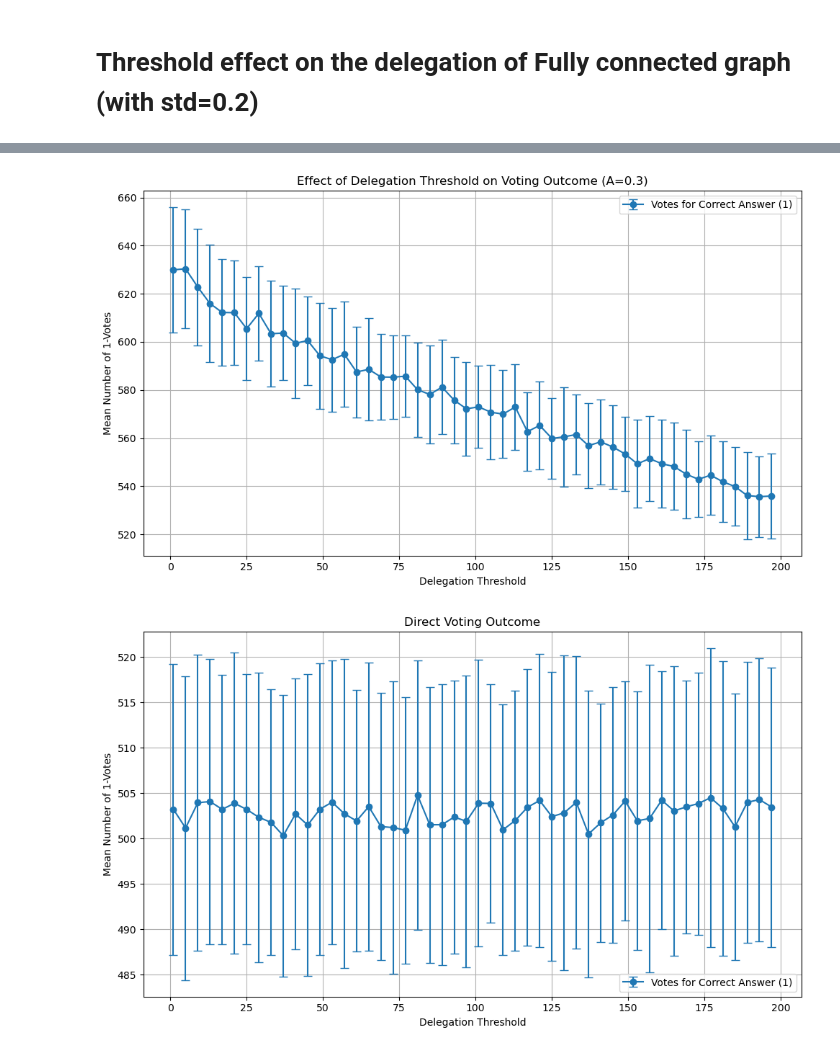
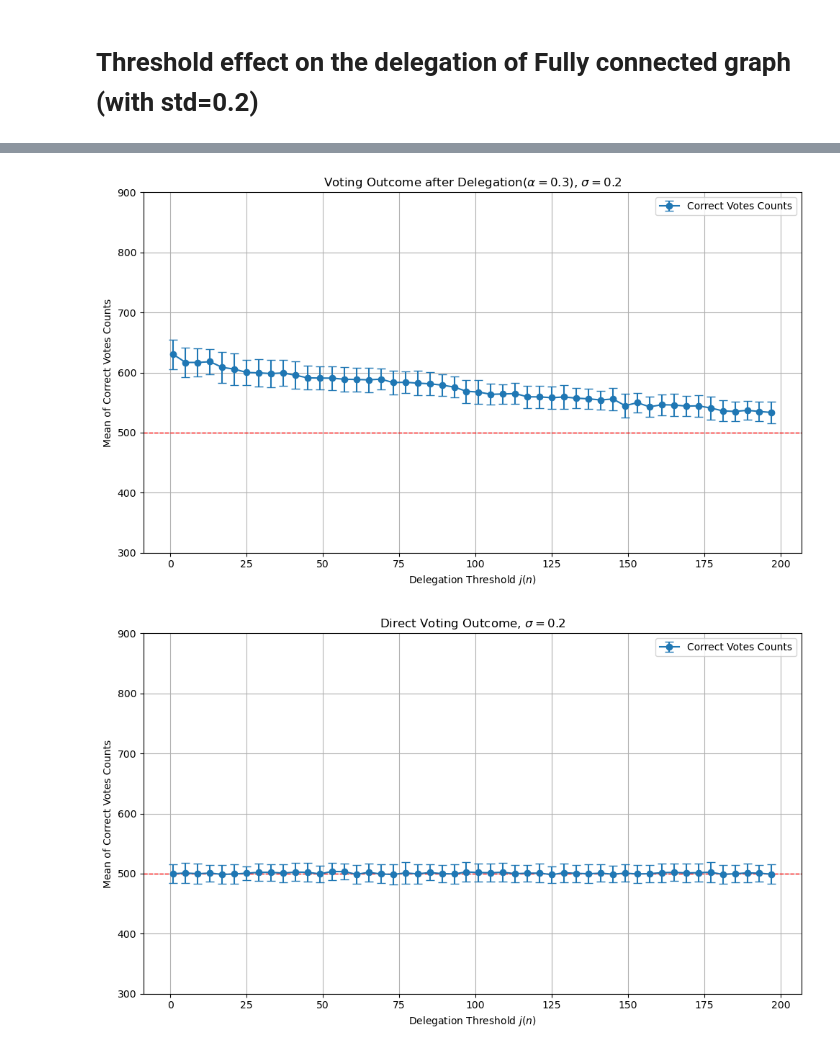
Before and after one commit to chavakan209/minor_research_delegation, a Jupyter notebook: Minor Research (Liquid Democracy).ipynb, the cells around one changed output, grey strips where cells are left out. Drawn from its saved outputs; the diff is of its cells as text; code cells hidden in the pictures.

Commit message:
Add files via upload
- Update the code
- Upload figures used in LateX

```diff
--- a/Minor Research (Liquid Democracy).ipynb
+++ b/Minor Research (Liquid Democracy).ipynb
@@ -199,24 +207,16 @@ max_val = 0.75
 
 # Make probability distribution
 a, b = (min_val - mean) / std, (max_val - mean) / std
-data = truncnorm.rvs(a, b, loc=mean, scale=std, size=n)
-clipped_data = np.clip(data, min_val, max_val)
+data_02 = truncnorm.rvs(a, b, loc=mean, scale=std, size=n)
+clipped_data = np.clip(data_02, min_val, max_val)
 
 # Normalize to force exact min/max while keeping shape
 scaled_data = (clipped_data - clipped_data.min()) / (clipped_data.max() - clipped_data.min())
-data = scaled_data * (max_val - min_val) + min_val
+data_02 = scaled_data * (max_val - min_val) + min_val
 
 #Generate graph
-G = generate_graph(graph_type[g_type], n, d)
+G2 = generate_graph(graph_type[g_type], n, d)
 
 #Set voting probability for each node i
-voting_probs = {i: data[i] for i in range(n)}
-
-plt.figure(figsize=(8, 5))
-plt.hist(data, bins=30, density=True, alpha=0.6, color='b', edgecolor='black')
-plt.xlabel('Value')
-plt.ylabel('Density')
-plt.title('Histogram of Custom Normal Distribution')
-plt.grid(True)
-plt.show()
+voting_probs_02 = {i: data_02[i] for i in range(n)}
 # %% [output]
@@ -238,16 +248,16 @@ for A in tqdm(A_set, desc='A_set loop'):
         direct_ones = []
 
         for _ in range(iterate):
-            approved_voters = get_approved_voters(voting_probs, A)
+            approved_voters = get_approved_voters(voting_probs_02, A)
             delegations = vote_delegation(approved_voters, threshold)
-            votes = simulate(G, delegations, voting_probs)
+            votes = simulate(G2, delegations, voting_probs_02)
 
             # Delegated votes
             final_votes = np.array(list(votes.values()))
             count_ones = np.sum(final_votes == 1)
 
             # Direct votes (no delegation)
-            direct_votes = np.random.binomial(1, np.array(list(voting_probs.values())))
+            direct_votes = np.random.binomial(1, np.array(list(voting_probs_02.values())))
             count_do = np.sum(direct_votes == 1)
 
             threshold_ones.append(count_ones)
@@ -260,30 +270,36 @@ for A in tqdm(A_set, desc='A_set loop'):
         std_direct_ones.append(np.std(direct_ones))
 
     thresholds = list(range(1, 200, 4))
-    title = f'Effect of Delegation Threshold on Voting Outcome (A={A})'
-    filename = re.sub(r'[^\w\s-]', '', title).replace(' ', '_') + '.png'
+    title = fr'Voting Outcome after Delegation($\alpha={A}$), $\sigma=0.2$'
+    filename = f'delegate_a02_{A}' + '.png'
     plt.figure(figsize=(10, 6))
-    plt.errorbar(thresholds, mean_ones, yerr=std_ones, fmt='-o', capsize=4, color='tab:blue', label='Votes for Correct Answer (1)')
+    plt.errorbar(thresholds, mean_ones, yerr=std_ones, fmt='-o', capsize=4, color='tab:blue', label='Correct Votes Counts')
     plt.title(title)
-    plt.xlabel('Delegation Threshold')
-    plt.ylabel('Mean Number of 1-Votes')
+    plt.xlabel(r'Delegation Threshold $j(n)$')
+    plt.ylabel('Mean of Correct Votes Counts')
+    plt.ylim(300,900)
+    plt.yticks(np.arange(300, 901, 100))
     plt.grid(True)
+    plt.axhline(y=500, color='red', linestyle='--', linewidth=1)
     plt.legend()
     plt.tight_layout()
 
-    plt.savefig(f'exp3/std/{filename}')
+    plt.savefig(f'exp/02/{filename}')
 #     plt.show()
 
 plt.figure(figsize=(10, 6))
-plt.errorbar(thresholds, mean_direct_ones, yerr=std_direct_ones, fmt='-o', capsize=4, color='tab:blue', label='Votes for Correct Answer (1)')
+plt.errorbar(thresholds, mean_direct_ones, yerr=std_direct_ones, fmt='-o', capsize=4, color='tab:blue', label='Correct Votes Counts')
 
-title = f'Direct Voting Outcome'
-filename = re.sub(r'[^\w\s-]', '', title).replace(' ', '_') + '.png'
+title = fr'Direct Voting Outcome, $\sigma=0.2$'
+filename = f'direct_a02' + '.png'
 plt.title(title)
-plt.xlabel('Delegation Threshold')
-plt.ylabel('Mean Number of 1-Votes')
+plt.xlabel(r'Delegation Threshold $j(n)$')
+plt.ylabel('Mean of Correct Votes Counts')
+plt.ylim(300,900)
+plt.yticks(np.arange(300, 901, 100))
 plt.grid(True)
+plt.axhline(y=500, color='red', linestyle='--', linewidth=1)
 plt.legend()
 plt.tight_layout()
-plt.savefig(f'exp3/std/{filename}')
+plt.savefig(f'exp/02/{filename}')
 # %% [output]
@@ -294,2 +310,2 @@ plt.savefig(f'exp3/std/{filename}')
-[figure, old version]
+[figure, new version]
-[figure, old version]
+[figure, new version]
```
Also changed, not shown: parts of 6 cells of this notebook, 12 other files.
